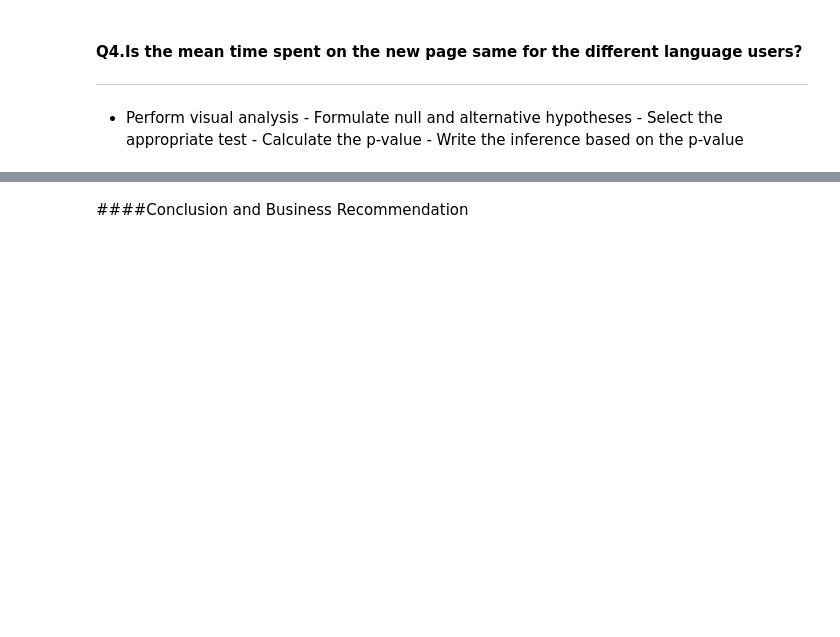
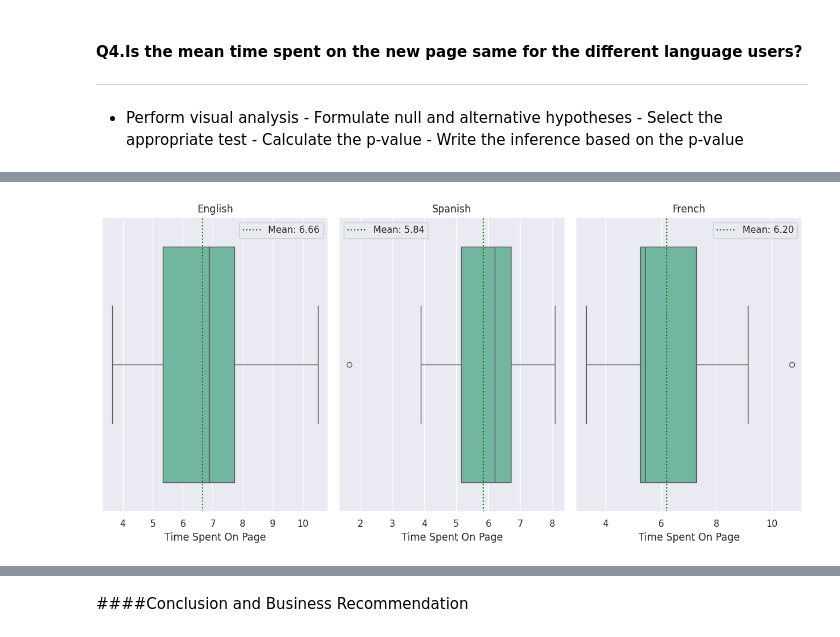
Before and after one commit to Rajesh2015/E-news-Express-Project, a Jupyter notebook: E-news Express Project Solution.ipynb, the cells around one changed output, grey strips where cells are left out. Cells and saved outputs as stored; diff of their text form; code cells hidden in the pictures; blank space fills up the shorter version.

```diff
--- a/E-news Express Project Solution.ipynb
+++ b/E-news Express Project Solution.ipynb
@@ -1151,3 +1151,7 @@ plt.show()  # Display the plot
 
 ---
 - Perform visual analysis - Formulate null and alternative hypotheses - Select the appropriate test - Calculate the p-value - Write the inference based on the p-value
+# %%
+# Spearte dataframe based on landing page
+new_landing_df=df[df['landing_page']=='new']
+old_landing_df=df[df['landing_page']=='old']
@@ -1153,0 +1164,6 @@ plt.show()  # Display the plot
+# %%
+# Box plot to show distribution of time spent on page for new landing page
+plt=plot_box_plot_side_by_side(new_landing_df, x='time_spent_on_the_page', xlabel='Time Spent On Page', category_col='language_preferred',color=colors[0])
+plt.show()
+# %% [output]
+[figure, added]
```
Also changed, not shown: parts of 22 cells of this notebook.
